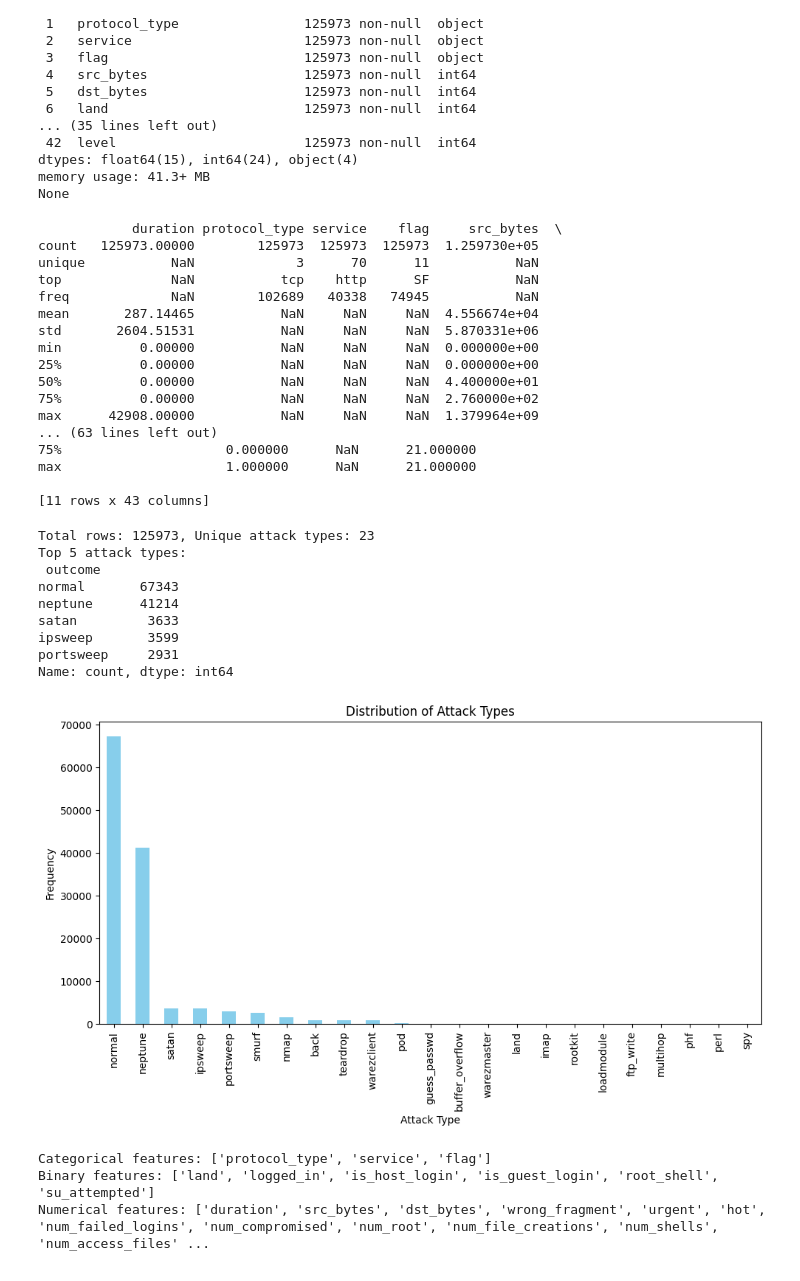
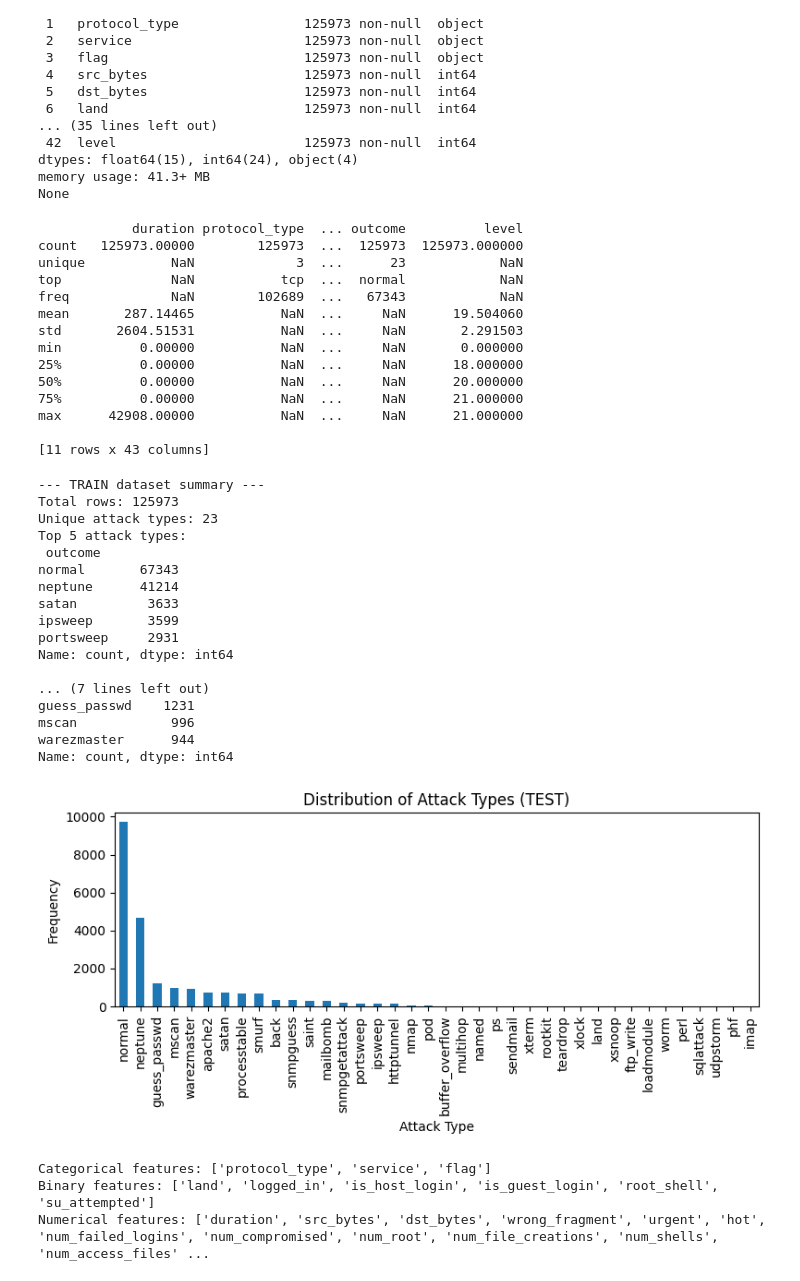
Before and after one commit to SpringBoardMentor193s/SentinelNet, a Jupyter notebook: notebooks/nsl.ipynb, the cells around one changed output. Saved outputs shown, nothing was run; the diff lists cells and outputs as text; code cells hidden in the pictures.

```diff
--- a/notebooks/nsl.ipynb
+++ b/notebooks/nsl.ipynb
@@ -14,4 +19,6 @@ columns=[
 ]
 # %%
 # Load dataset
-data = pd.read_csv('../data/KDDTrain+.csv', names=columns)
+train_data= pd.read_csv('../data/KDDTrain+.csv', names=columns)
+test_data= pd.read_csv('../data/KDDTest+.csv', names=columns)
+print(train_data.shape, test_data.shape)
@@ -56,33 +56,32 @@ dtypes: float64(15), int64(24), object(4)
 memory usage: 41.3+ MB
 None
 # %%
-print(data.describe(include='all'))
+print(train_data.describe(include='all'))
 # %% [output]
-            duration protocol_type service    flag     src_bytes  \
-count   125973.00000        125973  125973  125973  1.259730e+05
-unique           NaN             3      70      11           NaN
-top              NaN           tcp    http      SF           NaN
-freq             NaN        102689   40338   74945           NaN
-mean       287.14465           NaN     NaN     NaN  4.556674e+04
-std       2604.51531           NaN     NaN     NaN  5.870331e+06
-min          0.00000           NaN     NaN     NaN  0.000000e+00
-25%          0.00000           NaN     NaN     NaN  0.000000e+00
-50%          0.00000           NaN     NaN     NaN  4.400000e+01
-75%          0.00000           NaN     NaN     NaN  2.760000e+02
-max      42908.00000           NaN     NaN     NaN  1.379964e+09
-... (63 lines left out)
-75%                     0.000000      NaN      21.000000
-max                     1.000000      NaN      21.000000
+            duration protocol_type  ... outcome          level
+count   125973.00000        125973  ...  125973  125973.000000
+unique           NaN             3  ...      23            NaN
+top              NaN           tcp  ...  normal            NaN
+freq             NaN        102689  ...   67343            NaN
+mean       287.14465           NaN  ...     NaN      19.504060
+std       2604.51531           NaN  ...     NaN       2.291503
+min          0.00000           NaN  ...     NaN       0.000000
+25%          0.00000           NaN  ...     NaN      18.000000
+50%          0.00000           NaN  ...     NaN      20.000000
+75%          0.00000           NaN  ...     NaN      21.000000
+max      42908.00000           NaN  ...     NaN      21.000000
 
 [11 rows x 43 columns]
 # %%
-num_rows = data.shape[0]
-unique_labels = data['outcome'].nunique()
-top_5_attacks = data['outcome'].value_counts().head(5)
-print(f"\nTotal rows: {num_rows}, Unique attack types: {unique_labels}")
-print("Top 5 attack types:\n", top_5_attacks)
+for name, df in [('TRAIN', train_data), ('TEST', test_data)]:
+    print(f"\n--- {name} dataset summary ---")
+    print(f"Total rows: {df.shape[0]}")
+    print(f"Unique attack types: {df['outcome'].nunique()}")
+    print("Top 5 attack types:\n", df['outcome'].value_counts().head(5))
 # %% [output]
-Total rows: 125973, Unique attack types: 23
+--- TRAIN dataset summary ---
+Total rows: 125973
+Unique attack types: 23
 Top 5 attack types:
  outcome
 normal       67343
@@ -91,17 +90,23 @@ satan         3633
 ipsweep       3599
 portsweep     2931
 Name: count, dtype: int64
+
+... (7 lines left out)
+guess_passwd    1231
+mscan            996
+warezmaster      944
+Name: count, dtype: int64
 # %%
-plt.figure(figsize=(10, 6))
-data['outcome'].value_counts().plot(kind='bar', color='skyblue')
-plt.title("Distribution of Attack Types")
+plt.figure(figsize=(8,4))
+df['outcome'].value_counts().plot(kind='bar')
+plt.title(f"Distribution of Attack Types ({name})")
 plt.xlabel("Attack Type")
 plt.ylabel("Frequency")
 plt.xticks(rotation=90)
 plt.tight_layout()
 plt.show()
 # %% [output]
-[figure, old version]
+[figure, new version]
 # %%
 # Identify types
 categorical = ['protocol_type', 'service', 'flag']
```
Also changed, not shown: parts of 20 cells of this notebook.
